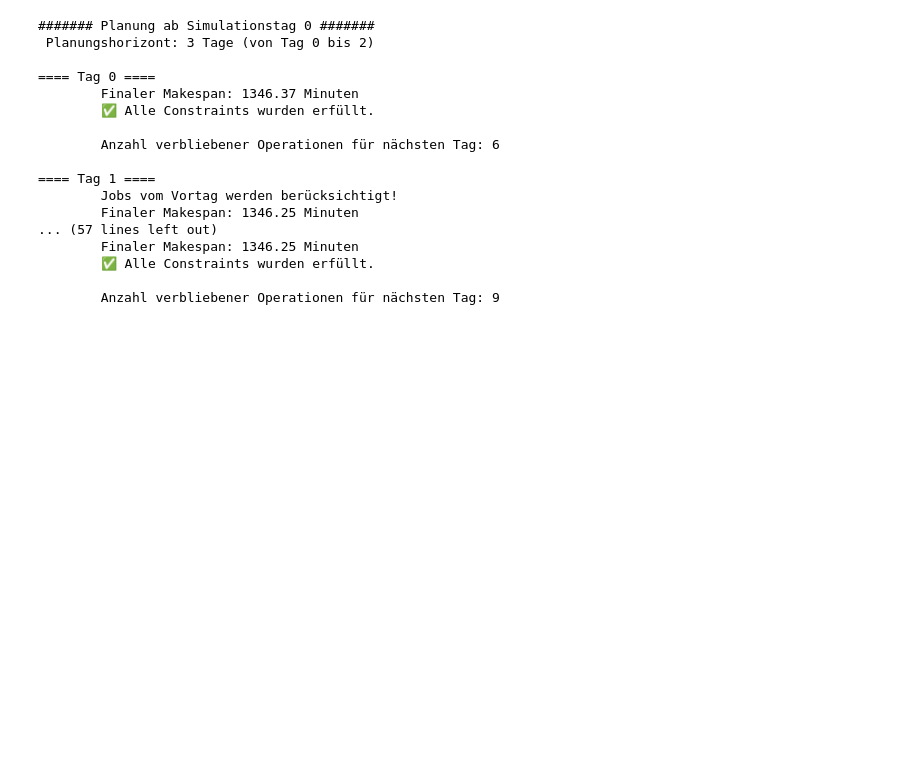
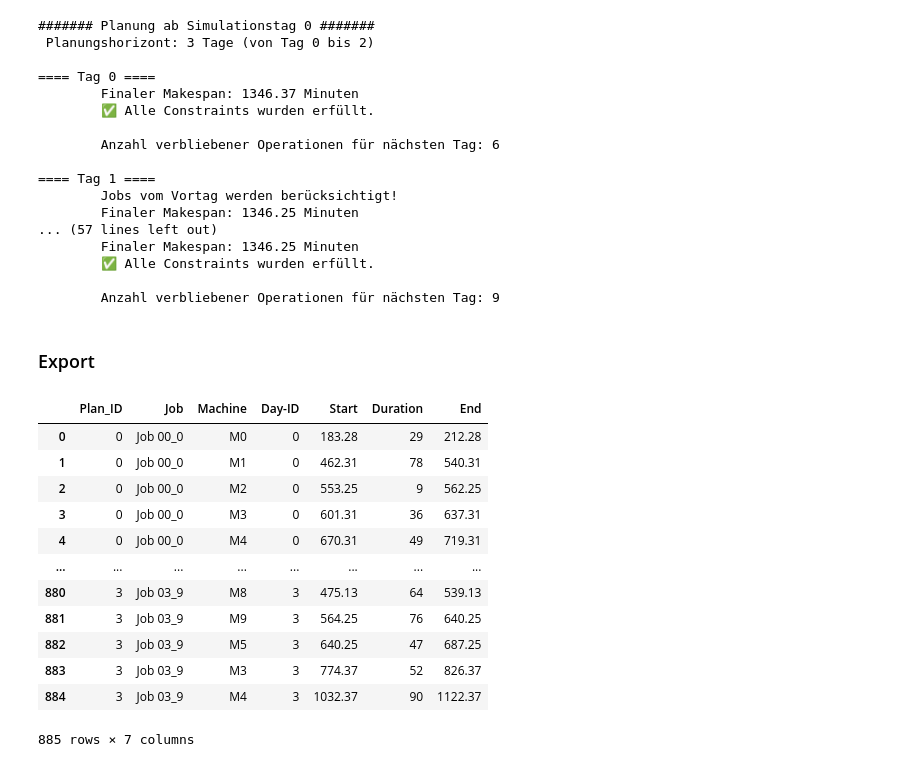
Before and after one commit to konrad-adamski/HTWD_JSSP, a Jupyter notebook: 05_Pseudo-Simulation.ipynb, the cells around one changed output. Drawn from its saved outputs; the diff is of its cells as text; code cells hidden in the pictures; blank space fills up the shorter version.

Commit message:
Pseudo-Simulation with Export

```diff
--- a/05_Pseudo-Simulation.ipynb
+++ b/05_Pseudo-Simulation.ipynb
@@ -202,11 +210,12 @@ def plan_days_in_horizon(current_day, planning_horizon, job_set_list, remaining_
 
         this_day_jobs = job_set_list[day_id]
 
-        remaining_jobs, df_schedule_daily = plan_day(day_id, this_day_jobs, remaining_jobs, df_schedule_daily, max_solver_time, working_day_hours)
+        remaining_jobs, df_schedule_planned_on_time = plan_day(day_id, this_day_jobs, remaining_jobs, max_solver_time, working_day_hours)
+        df_schedule_daily = pd.concat([df_schedule_daily, df_schedule_planned_on_time], ignore_index=True)
 
         # --- Platzhalter für Simulation von Ereignissen ---
         # Simulation (optional)
-        # sim_execution, sim_remaining_jobs = simulate_events(df_schedule_daily, day_id)
+        # sim_execution, sim_remaining_jobs = simulate_events(df_schedule_planned_on_time)
         # remaining_jobs = merge_remaining_jobs(remaining_jobs, sim_remaining_jobs)
 
         if day_id == current_day:
@@ -278,3 +287,28 @@ df_schedule_daily_list = run_simulation(
         ✅ Alle Constraints wurden erfüllt.
 
         Anzahl verbliebener Operationen für nächsten Tag: 9
+# %% [markdown]
+### Export
+# %%
+df_schedules_output = pd.concat(
+    [
+        df.assign(Plan_ID=i)[['Plan_ID'] + df.columns.tolist()]
+        for i, df in enumerate(df_schedule_daily_list)
+    ],
+    ignore_index=True
+)
+df_schedules_output
+# %% [output]
+|  | Plan_ID | Job | Machine | Day-ID | Start | Duration | End |
+| 0 | 0 | Job 00_0 | M0 | 0 | 183.28 | 29 | 212.28 |
+| 1 | 0 | Job 00_0 | M1 | 0 | 462.31 | 78 | 540.31 |
+| 2 | 0 | Job 00_0 | M2 | 0 | 553.25 | 9 | 562.25 |
+| 3 | 0 | Job 00_0 | M3 | 0 | 601.31 | 36 | 637.31 |
+| 4 | 0 | Job 00_0 | M4 | 0 | 670.31 | 49 | 719.31 |
+| ... | ... | ... | ... | ... | ... | ... | ... |
+| 880 | 3 | Job 03_9 | M8 | 3 | 475.13 | 64 | 539.13 |
+| 881 | 3 | Job 03_9 | M9 | 3 | 564.25 | 76 | 640.25 |
+| 882 | 3 | Job 03_9 | M5 | 3 | 640.25 | 47 | 687.25 |
+| 883 | 3 | Job 03_9 | M3 | 3 | 774.37 | 52 | 826.37 |
+| 884 | 3 | Job 03_9 | M4 | 3 | 1032.37 | 90 | 1122.37 |
+885 rows × 7 columns
```
Also changed, not shown: parts of 5 cells of this notebook.
